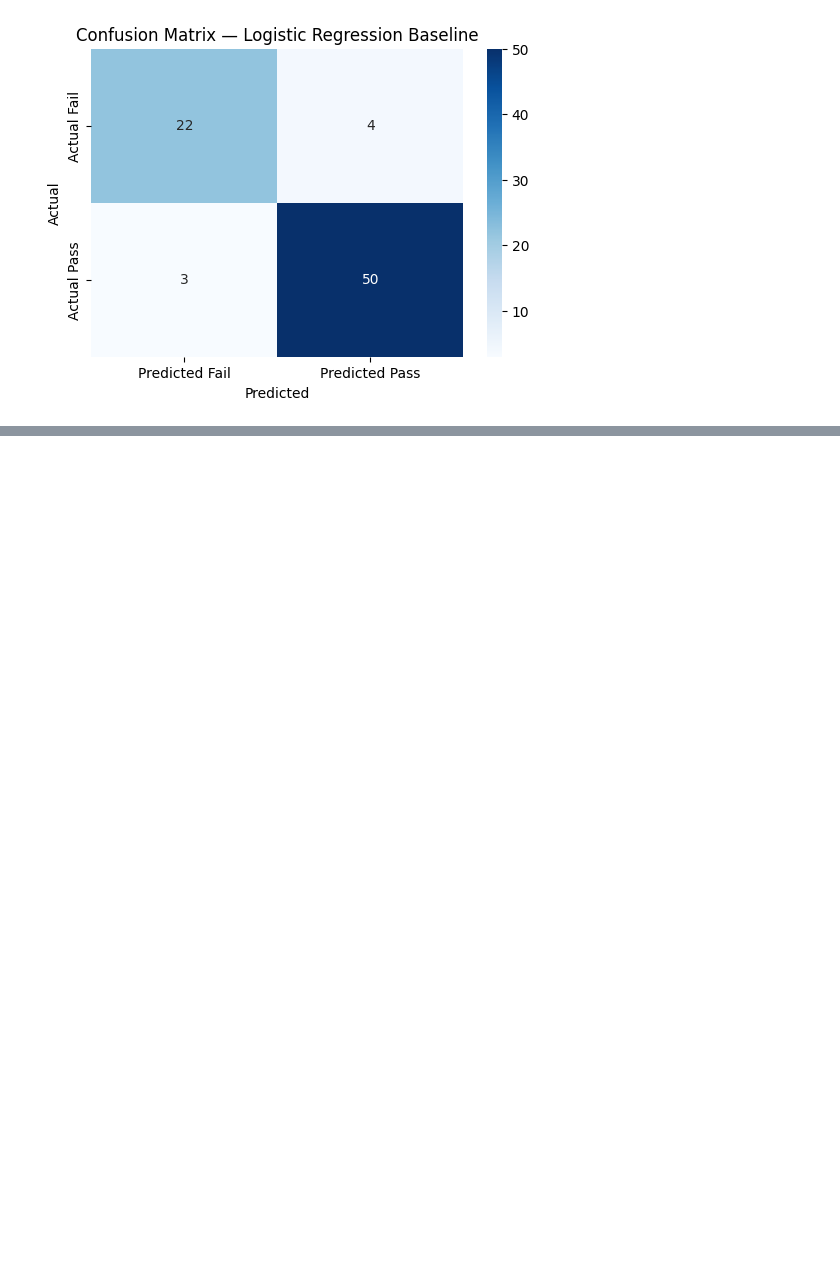
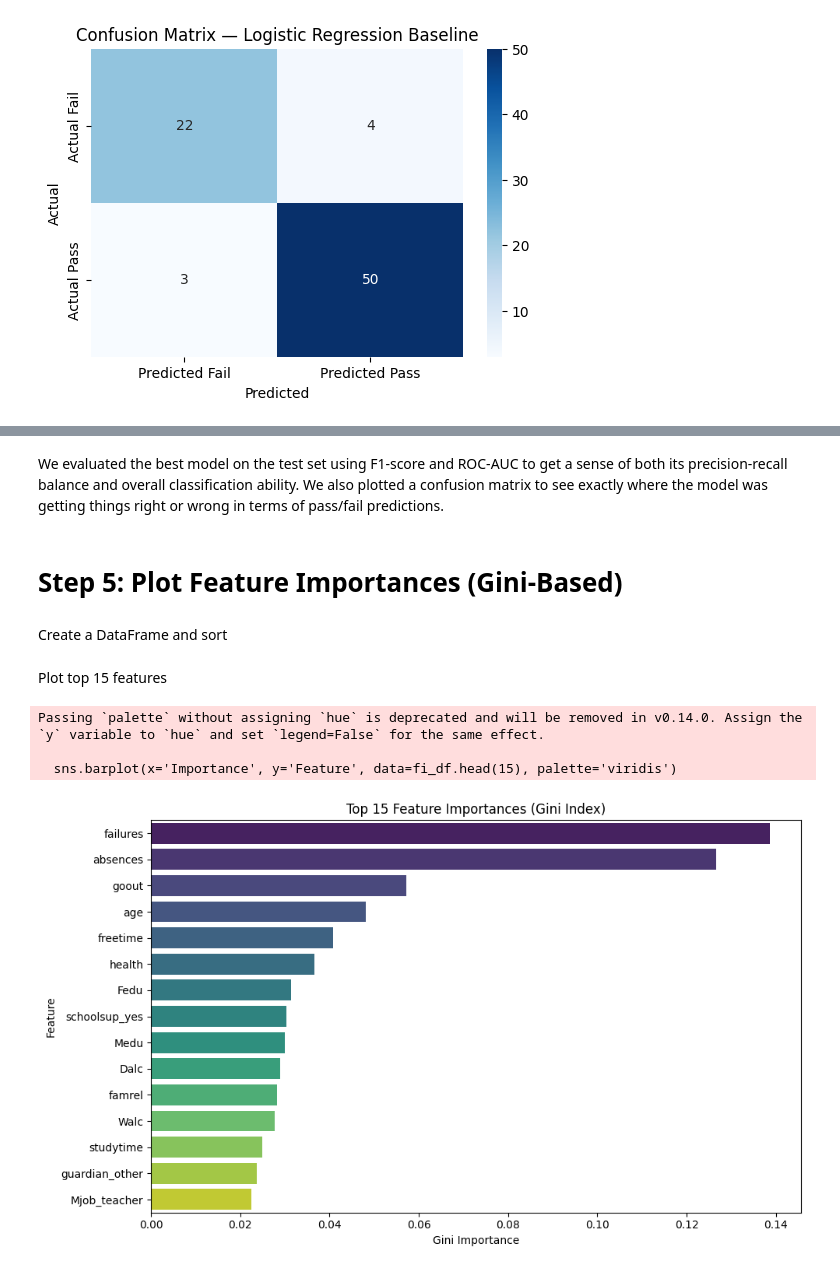
Before and after one commit to praneethaaa28/ML-325-project, a Jupyter notebook: ML-project.ipynb, the cells around one changed output, grey strips where cells are left out. Saved outputs shown, nothing was run; the diff lists cells and outputs as text; code cells hidden in the pictures; blank space fills up the shorter version.

```diff
--- a/ML-project.ipynb
+++ b/ML-project.ipynb
@@ -153,0 +301,26 @@ Confusion Matrix (raw counts):
+# %% [markdown]
+We evaluated the best model on the test set using F1-score and ROC-AUC to get a sense of both its precision-recall balance and overall classification ability. We also plotted a confusion matrix to see exactly where the model was getting things right or wrong in terms of pass/fail predictions.
+# %% [markdown]
+# Step 5: Plot Feature Importances (Gini-Based)
+# %%
+importances =best_rf.feature_importances_
+# %% [markdown]
+Create a DataFrame and sort
+# %%
+fi_df = pd.DataFrame({'Feature': feature_names, 'Importance': importances})
+fi_df = fi_df.sort_values(by='Importance', ascending=False)
+# %% [markdown]
+Plot top 15 features
+# %%
+plt.figure(figsize=(10, 6))
+sns.barplot(x='Importance', y='Feature', data=fi_df.head(15), palette='viridis')
+plt.title('Top 15 Feature Importances (Gini Index)')
+plt.xlabel('Gini Importance')
+plt.ylabel('Feature')
+plt.tight_layout()
+plt.show()
+# %% [output]
+Passing `palette` without assigning `hue` is deprecated and will be removed in v0.14.0. Assign the `y` variable to `hue` and set `legend=False` for the same effect.
+
+  sns.barplot(x='Importance', y='Feature', data=fi_df.head(15), palette='viridis')
+[figure, added]
```
Also changed, not shown: parts of 31 cells of this notebook, 1 other file.
